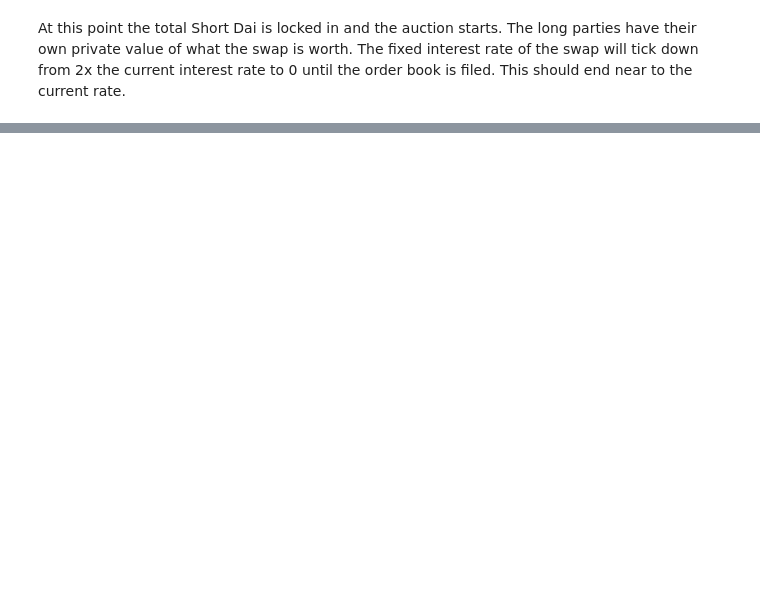
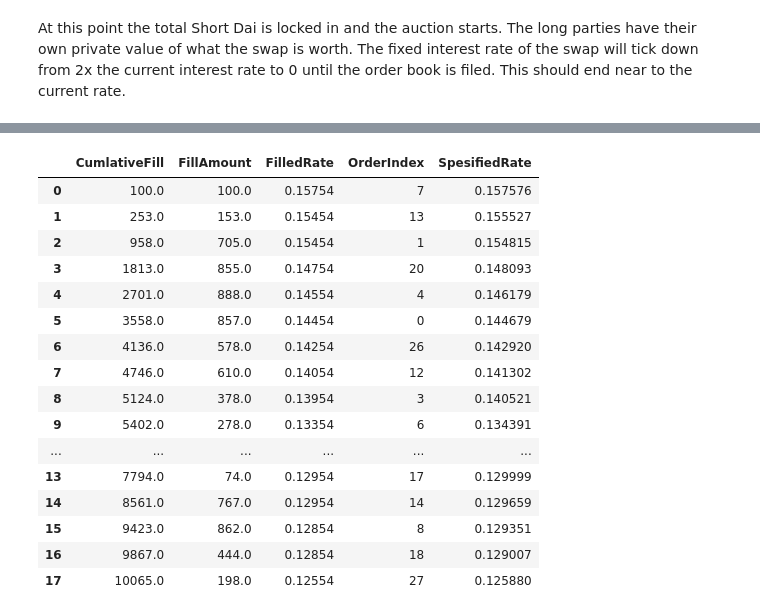
Before and after one commit to NeapolitanSwaps/SwapModelSimulations, a Jupyter notebook: Dutch Auction.ipynb, the cells around one changed output, grey strips where cells are left out. Drawn from its saved outputs; the diff is of its cells as text; code cells hidden in the pictures; blank space fills up the shorter version.

Commit message:
Added dutch auction matcher

```diff
--- a/Dutch Auction.ipynb
+++ b/Dutch Auction.ipynb
@@ -119,0 +121,7 @@ ValueError: The truth value of a Series is ambiguous. Use a.empty, a.bool(), a.i
+# %%
+longBids = pd.DataFrame.from_dict(longBids)
+longBids = longBids.sort_values(by=['rate','amount'], ascending=False)
+
+
+totalPoolLong = longBids['amount'].sum()
+longBids.head(5)
@@ -119,0 +159,26 @@ ValueError: The truth value of a Series is ambiguous. Use a.empty, a.bool(), a.i
+# %%
+startAuctionPrice = currentIntrestRate * 2
+decreasePerStep = 0.001 #the amount that the rate will drop per step in the auction
+currentAuctionRate = startAuctionPrice
+filledAmount = 0
+
+longOrderBook = longBids
+filledOrders = []
+
+while float(filledAmount) < float(totalPoolShort):
+    for i in range (0, len(longOrderBook)):
+        if float(longOrderBook.head(1)['rate']) >= float(currentAuctionRate):
+            #can take a full oorder out of the book
+            if float(filledAmount + float(longOrderBook.head(1)['amount'])) < float(totalPoolShort):
+                filledAmount += float(longOrderBook.head(1)['amount'])
+                print("Order %f compleatly filled at auction rate %f for amount %f. Total Fill: %f" % (longOrderBook.head(1)['rate'], currentAuctionRate, longOrderBook.head(1)['amount'], filledAmount))
+                filledOrders.append({'OrderIndex': longOrderBook.index[0], 'FillAmount': float(longOrderBook.head(1)['amount']), 'CumlativeFill': float(filledAmount), 'SpesifiedRate': float(longOrderBook.head(1)['rate']), 'FilledRate': float(currentAuctionRate)})
+                longOrderBook = longOrderBook.drop(longOrderBook.index[0])
+            else: #need to partially fill an order
+                partialFill = float(totalPoolShort) - filledAmount
+                filledAmount += partialFill
+                filledOrders.append({'OrderIndex': longOrderBook.index[0], 'FillAmount': float(partialFill),'CumlativeFill': float(filledAmount), 'SpesifiedRate': float(longOrderBook.head(1)['rate']), 'FilledRate': float(currentAuctionRate)})
+                longOrderBook.at[longOrderBook.index[0], 'amount'] = longOrderBook.at[longOrderBook.index[0], 'amount'] - partialFill
+                print("Order %f partially filled at auction rate %f for amount %f. Total Fill: %f" % (longOrderBook.head(1)['rate'], currentAuctionRate, partialFill, filledAmount))
+                break
+    currentAuctionRate -= decreasePerStep
@@ -119,0 +204,21 @@ ValueError: The truth value of a Series is ambiguous. Use a.empty, a.bool(), a.i
+# %%
+filledOrders = pd.DataFrame.from_dict(filledOrders)
+filledOrders
+# %% [output]
+|  | CumlativeFill | FillAmount | FilledRate | OrderIndex | SpesifiedRate |
+| 0 | 100.0 | 100.0 | 0.15754 | 7 | 0.157576 |
+| 1 | 253.0 | 153.0 | 0.15454 | 13 | 0.155527 |
+| 2 | 958.0 | 705.0 | 0.15454 | 1 | 0.154815 |
+| 3 | 1813.0 | 855.0 | 0.14754 | 20 | 0.148093 |
+| 4 | 2701.0 | 888.0 | 0.14554 | 4 | 0.146179 |
+| 5 | 3558.0 | 857.0 | 0.14454 | 0 | 0.144679 |
+| 6 | 4136.0 | 578.0 | 0.14254 | 26 | 0.142920 |
+| 7 | 4746.0 | 610.0 | 0.14054 | 12 | 0.141302 |
+| 8 | 5124.0 | 378.0 | 0.13954 | 3 | 0.140521 |
+| 9 | 5402.0 | 278.0 | 0.13354 | 6 | 0.134391 |
+| ... | ... | ... | ... | ... | ... |
+| 13 | 7794.0 | 74.0 | 0.12954 | 17 | 0.129999 |
+| 14 | 8561.0 | 767.0 | 0.12954 | 14 | 0.129659 |
+| 15 | 9423.0 | 862.0 | 0.12854 | 8 | 0.129351 |
+| 16 | 9867.0 | 444.0 | 0.12854 | 18 | 0.129007 |
+| 17 | 10065.0 | 198.0 | 0.12554 | 27 | 0.125880 |
```
Also changed, not shown: parts of 12 cells of this notebook, 1 other file.
